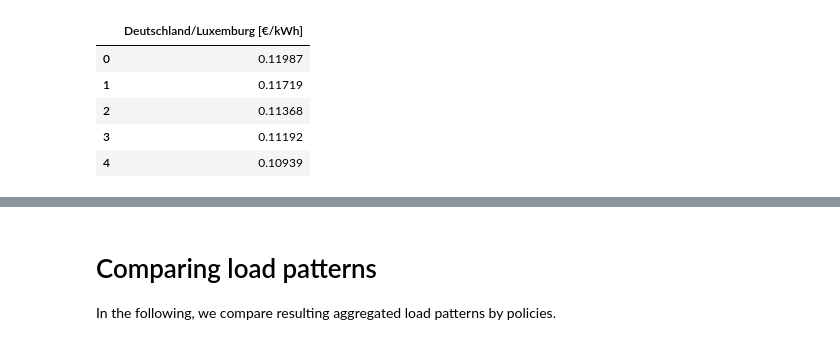
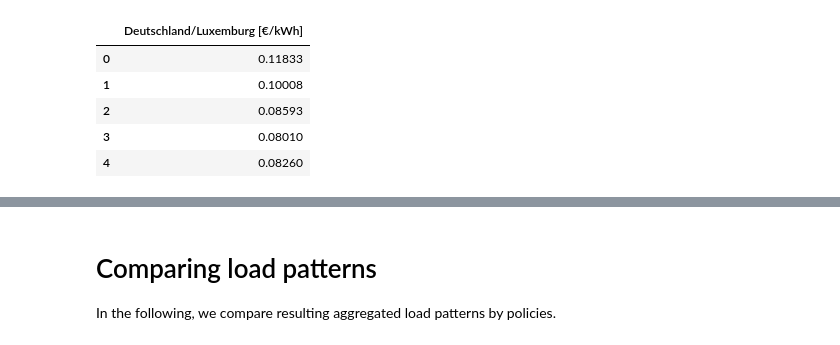
Before and after one commit to leloq/dynamic-tariffs-in-distribution-grids, a Jupyter notebook: 02 Analyze Aggregated Household Profiles and Regulatory Cases.ipynb, the cells around one changed output, grey strips where cells are left out. Cells and saved outputs as stored; diff of their text form; code cells hidden in the pictures.

```diff
--- a/02 Analyze Aggregated Household Profiles and Regulatory Cases.ipynb
+++ b/02 Analyze Aggregated Household Profiles and Regulatory Cases.ipynb
@@ -5,24 +5,24 @@ import numpy as np
 # %%
 # In a first step, the input prices are loaded. We take day-ahead GErman spot market prices
 
 df = pd.read_csv("./input/Hourly_EV_Charging.csv") # only for index, the actual EV data is handled separatel
 df = df.iloc[:8760]
 
-df_price = pd.read_excel("./input/Gro_handelspreise_202101010000_202112312359_Stunde (2).xlsx", skiprows=9)
+df_price = pd.read_excel("./input/Gro_handelspreise_201901010000_201912312359_Stunde.xlsx", skiprows=9)
 df_p = pd.DataFrame()
 df_p.index = df.index
 # MWh prices are transformed to kWh prices
 df_p["Deutschland/Luxemburg [€/kWh]"] = df_price["Deutschland/Luxemburg [€/MWh]"].apply(lambda x: x/1000).values
 min_price = df_p["Deutschland/Luxemburg [€/kWh]"].min()
 df_p["Deutschland/Luxemburg [€/kWh]"] = df_p["Deutschland/Luxemburg [€/kWh]"].apply(lambda x: x+abs(min_price)) # avoid negative values for optimization
 df_p.head()
 # %% [output]
 |  | Deutschland/Luxemburg [€/kWh] |
-| 0 | 0.11987 |
-| 1 | 0.11719 |
-| 2 | 0.11368 |
-| 3 | 0.11192 |
-| 4 | 0.10939 |
+| 0 | 0.11833 |
+| 1 | 0.10008 |
+| 2 | 0.08593 |
+| 3 | 0.08010 |
+| 4 | 0.08260 |
 # %%
 
 def settings_to_target_df(pricing_type, operation_type, feed_in_type,grid_charge_type, grid_charging_allowed,hp=False,ev=False,costs=False):
```
Also changed, not shown: parts of 9 cells of this notebook, 20 other files.
